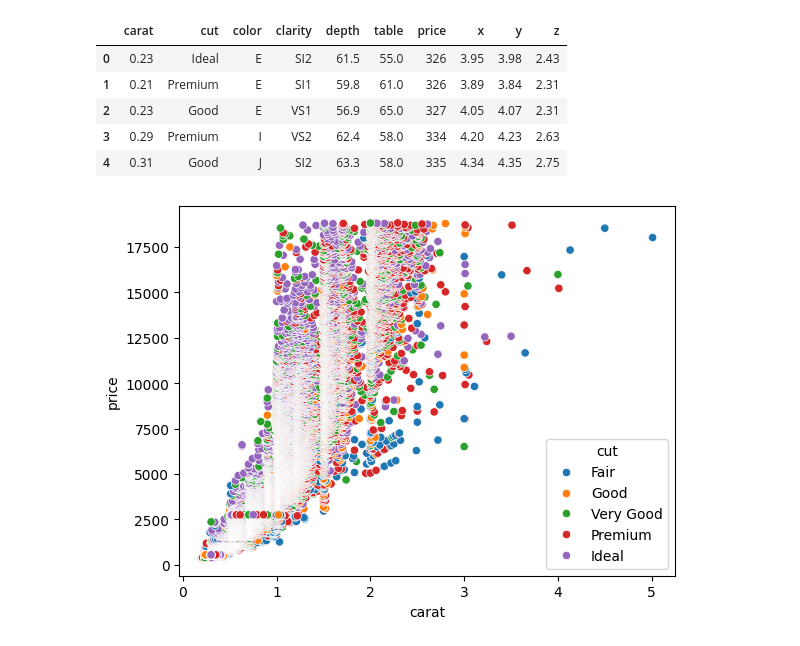
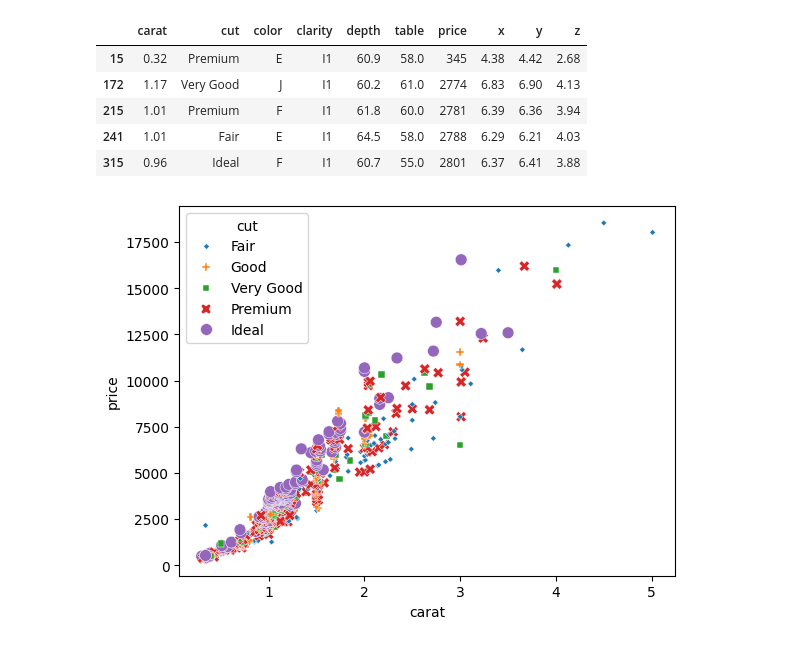
Before and after one commit to Thunderbolt21321139/data_visualisation, a Jupyter notebook: scatter_plot.ipynb, the cells around one changed output. Drawn from its saved outputs; the diff is of its cells as text; code cells hidden in the pictures.

Commit message:
added size and style

```diff
--- a/scatter_plot.ipynb
+++ b/scatter_plot.ipynb
@@ -3,17 +3,19 @@ import matplotlib.pyplot as plt
 import seaborn as sns
 
 df = sns.load_dataset('diamonds')
+# %%
+df = df[df['clarity'] == 'I1']
 # %%
 df.head()
 # %% [output]
 |  | carat | cut | color | clarity | depth | table | price | x | y | z |
-| 0 | 0.23 | Ideal | E | SI2 | 61.5 | 55.0 | 326 | 3.95 | 3.98 | 2.43 |
-| 1 | 0.21 | Premium | E | SI1 | 59.8 | 61.0 | 326 | 3.89 | 3.84 | 2.31 |
-| 2 | 0.23 | Good | E | VS1 | 56.9 | 65.0 | 327 | 4.05 | 4.07 | 2.31 |
-| 3 | 0.29 | Premium | I | VS2 | 62.4 | 58.0 | 334 | 4.20 | 4.23 | 2.63 |
-| 4 | 0.31 | Good | J | SI2 | 63.3 | 58.0 | 335 | 4.34 | 4.35 | 2.75 |
+| 15 | 0.32 | Premium | E | I1 | 60.9 | 58.0 | 345 | 4.38 | 4.42 | 2.68 |
+| 172 | 1.17 | Very Good | J | I1 | 60.2 | 61.0 | 2774 | 6.83 | 6.90 | 4.13 |
+| 215 | 1.01 | Premium | F | I1 | 61.8 | 60.0 | 2781 | 6.39 | 6.36 | 3.94 |
+| 241 | 1.01 | Fair | E | I1 | 64.5 | 58.0 | 2788 | 6.29 | 6.21 | 4.03 |
+| 315 | 0.96 | Ideal | F | I1 | 60.7 | 55.0 | 2801 | 6.37 | 6.41 | 3.88 |
 # %%
-sns.scatterplot(x='carat', y='price', data=df, hue='cut', hue_order=['Fair','Good','Very Good','Premium','Ideal'])
+sns.scatterplot(x='carat', y='price', data=df, size='cut', style='cut', hue='cut', hue_order=['Fair','Good','Very Good','Premium','Ideal'])
 plt.show()
 # %% [output]
-[figure, old version]
+[figure, new version]
```
